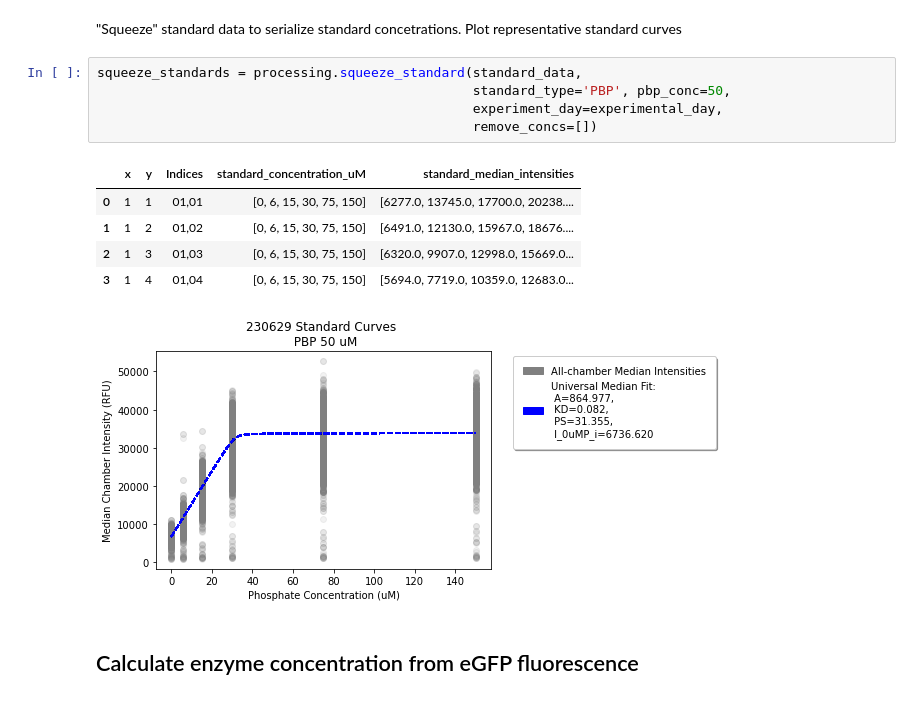
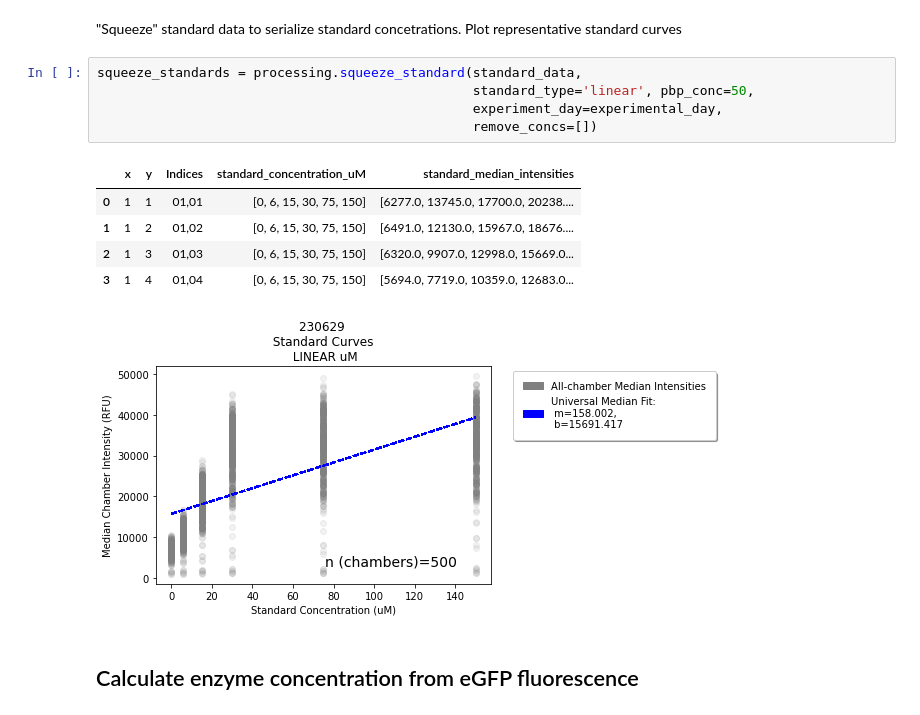
Before and after one commit to FordyceLab/htmek-workup, a Jupyter notebook: single_experiment_processing/experiment_processing_example.ipynb, the cells around one changed output. Saved outputs shown, nothing was run; the diff lists cells and outputs as text.

Commit message:
Updates to linear standard curve fits

```diff
--- a/single_experiment_processing/experiment_processing_example.ipynb
+++ b/single_experiment_processing/experiment_processing_example.ipynb
@@ -112,16 +114,16 @@ squeeze_kinetics = processing.squeeze_kinetics(kinetic_data, additional_columns=
 "Squeeze" standard data to serialize standard concetrations. Plot representative standard curves
 # %%
 squeeze_standards = processing.squeeze_standard(standard_data,
-                                                standard_type='PBP', pbp_conc=50,
+                                                standard_type='linear', pbp_conc=50,
                                                 experiment_day=experimental_day,
                                                 remove_concs=[])
 # %% [output]
 |  | x | y | Indices | standard_concentration_uM | standard_median_intensities |
 | 0 | 1 | 1 | 01,01 | [0, 6, 15, 30, 75, 150] | [6277.0, 13745.0, 17700.0, 20238.... |
 | 1 | 1 | 2 | 01,02 | [0, 6, 15, 30, 75, 150] | [6491.0, 12130.0, 15967.0, 18676.... |
 | 2 | 1 | 3 | 01,03 | [0, 6, 15, 30, 75, 150] | [6320.0, 9907.0, 12998.0, 15669.0... |
 | 3 | 1 | 4 | 01,04 | [0, 6, 15, 30, 75, 150] | [5694.0, 7719.0, 10359.0, 12683.0... |
-[figure, old version]
+[figure, new version]
 # %% [markdown]
 ## Calculate enzyme concentration from eGFP fluorescence
 # %%
```
Also changed, not shown: parts of 2 cells of this notebook, 1 other file.
